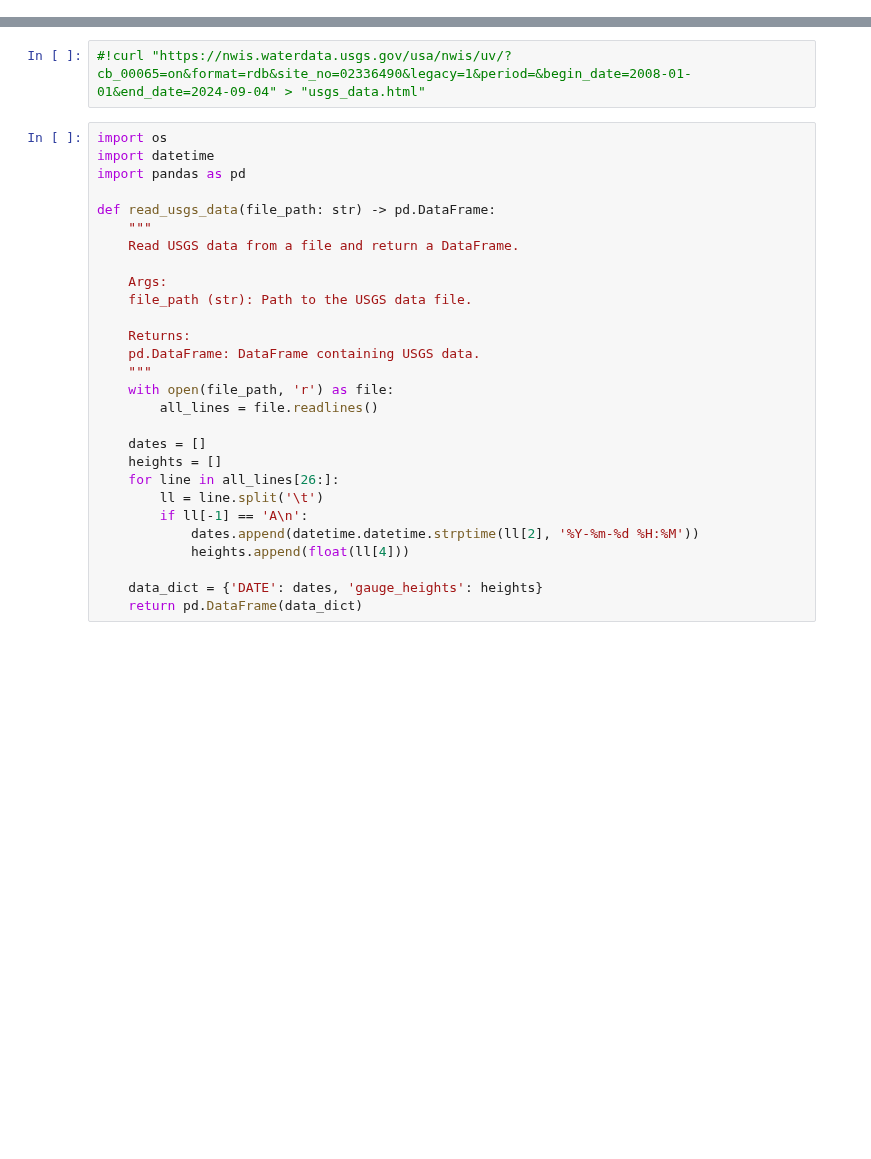
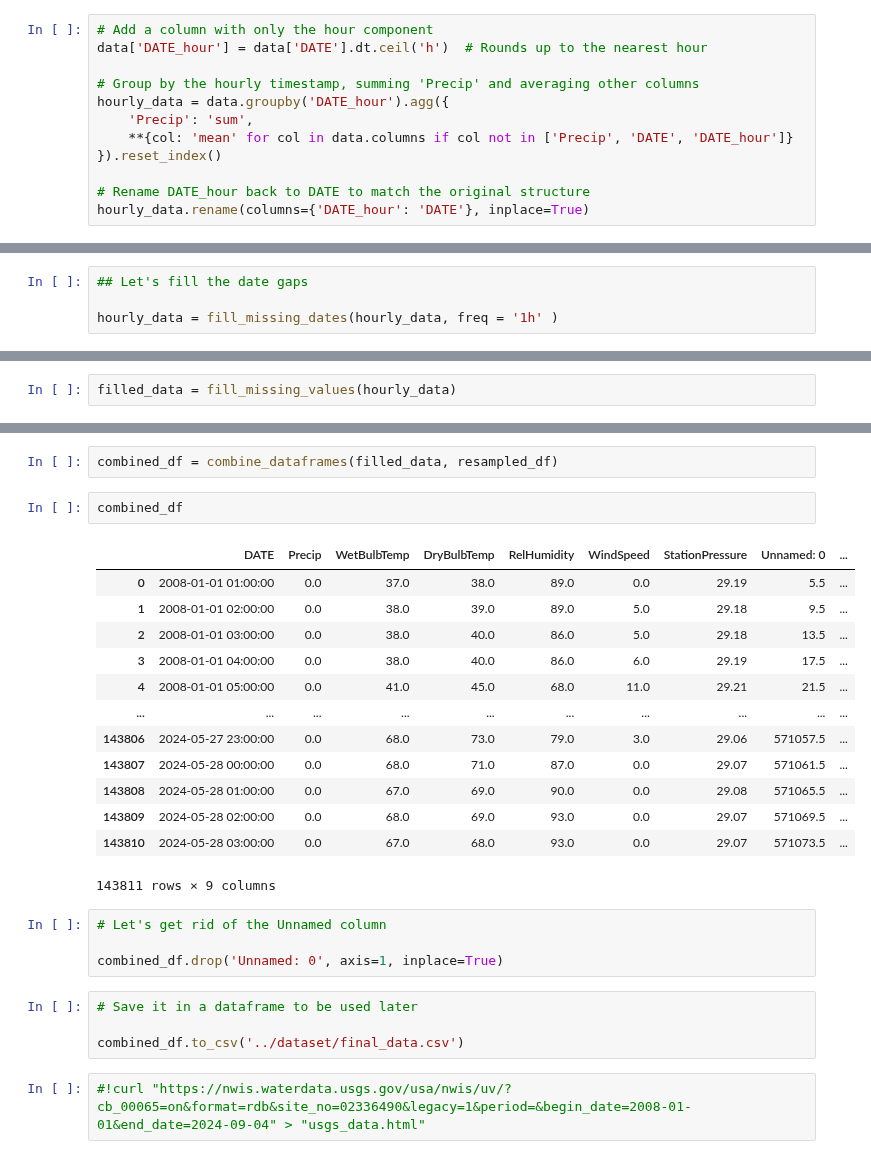
Before and after one commit to watersofthack/WaterSoft, a Jupyter notebook: Machine Learning/Day1/data_preprocess_final.ipynb, the cells around one changed output, grey strips where cells are left out. Cells and saved outputs as stored; diff of their text form; blank space fills up the shorter version.

```diff
--- a/Machine Learning/Day1/data_preprocess_final.ipynb
+++ b/Machine Learning/Day1/data_preprocess_final.ipynb
@@ -22,0 +497,12 @@ and finally use the **curl** command, it's a unix based terminal command to down
+# %%
+# Add a column with only the hour component
+data['DATE_hour'] = data['DATE'].dt.ceil('h')  # Rounds up to the nearest hour
+
+# Group by the hourly timestamp, summing 'Precip' and averaging other columns
+hourly_data = data.groupby('DATE_hour').agg({
+    'Precip': 'sum',
+    **{col: 'mean' for col in data.columns if col not in ['Precip', 'DATE', 'DATE_hour']}
+}).reset_index()
+
+# Rename DATE_hour back to DATE to match the original structure
+hourly_data.rename(columns={'DATE_hour': 'DATE'}, inplace=True)
@@ -22,0 +527,4 @@ and finally use the **curl** command, it's a unix based terminal command to down
+# %%
+## Let's fill the date gaps
+
+hourly_data = fill_missing_dates(hourly_data, freq = '1h' )
@@ -22,0 +548,2 @@ and finally use the **curl** command, it's a unix based terminal command to down
+# %%
+filled_data = fill_missing_values(hourly_data)
@@ -23,30 +606,28 @@ and finally use the **curl** command, it's a unix based terminal command to down
+# %%
+combined_df = combine_dataframes(filled_data, resampled_df)
+# %%
+combined_df
+# %% [output]
+|  | DATE | Precip | WetBulbTemp | DryBulbTemp | RelHumidity | WindSpeed | StationPressure | Unnamed: 0 | ... |
+| 0 | 2008-01-01 01:00:00 | 0.0 | 37.0 | 38.0 | 89.0 | 0.0 | 29.19 | 5.5 | ... |
+| 1 | 2008-01-01 02:00:00 | 0.0 | 38.0 | 39.0 | 89.0 | 5.0 | 29.18 | 9.5 | ... |
+| 2 | 2008-01-01 03:00:00 | 0.0 | 38.0 | 40.0 | 86.0 | 5.0 | 29.18 | 13.5 | ... |
+| 3 | 2008-01-01 04:00:00 | 0.0 | 38.0 | 40.0 | 86.0 | 6.0 | 29.19 | 17.5 | ... |
+| 4 | 2008-01-01 05:00:00 | 0.0 | 41.0 | 45.0 | 68.0 | 11.0 | 29.21 | 21.5 | ... |
+| ... | ... | ... | ... | ... | ... | ... | ... | ... | ... |
+| 143806 | 2024-05-27 23:00:00 | 0.0 | 68.0 | 73.0 | 79.0 | 3.0 | 29.06 | 571057.5 | ... |
+| 143807 | 2024-05-28 00:00:00 | 0.0 | 68.0 | 71.0 | 87.0 | 0.0 | 29.07 | 571061.5 | ... |
+| 143808 | 2024-05-28 01:00:00 | 0.0 | 67.0 | 69.0 | 90.0 | 0.0 | 29.08 | 571065.5 | ... |
+| 143809 | 2024-05-28 02:00:00 | 0.0 | 68.0 | 69.0 | 93.0 | 0.0 | 29.07 | 571069.5 | ... |
+| 143810 | 2024-05-28 03:00:00 | 0.0 | 67.0 | 68.0 | 93.0 | 0.0 | 29.07 | 571073.5 | ... |
+143811 rows × 9 columns
+# %%
+# Let's get rid of the Unnamed column
+
+combined_df.drop('Unnamed: 0', axis=1, inplace=True)
+# %%
+# Save it in a dataframe to be used later
+
+combined_df.to_csv('../dataset/final_data.csv')
 # %%
 #!curl "https://nwis.waterdata.usgs.gov/usa/nwis/uv/?cb_00065=on&format=rdb&site_no=02336490&legacy=1&period=&begin_date=2008-01-01&end_date=2024-09-04" > "usgs_data.html"
-# %%
-import os
-import datetime
-import pandas as pd
-
-def read_usgs_data(file_path: str) -> pd.DataFrame:
-    """
-    Read USGS data from a file and return a DataFrame.
-
-    Args:
-    file_path (str): Path to the USGS data file.
-
-    Returns:
-    pd.DataFrame: DataFrame containing USGS data.
-    """
-    with open(file_path, 'r') as file:
-        all_lines = file.readlines()
-
-    dates = []
-    heights = []
-    for line in all_lines[26:]:
-        ll = line.split('\t')
-        if ll[-1] == 'A\n':
-            dates.append(datetime.datetime.strptime(ll[2], '%Y-%m-%d %H:%M'))
-            heights.append(float(ll[4]))
-
-    data_dict = {'DATE': dates, 'gauge_heights': heights}
-    return pd.DataFrame(data_dict)
```
Also changed, not shown: parts of 71 cells of this notebook, 8 other files.
